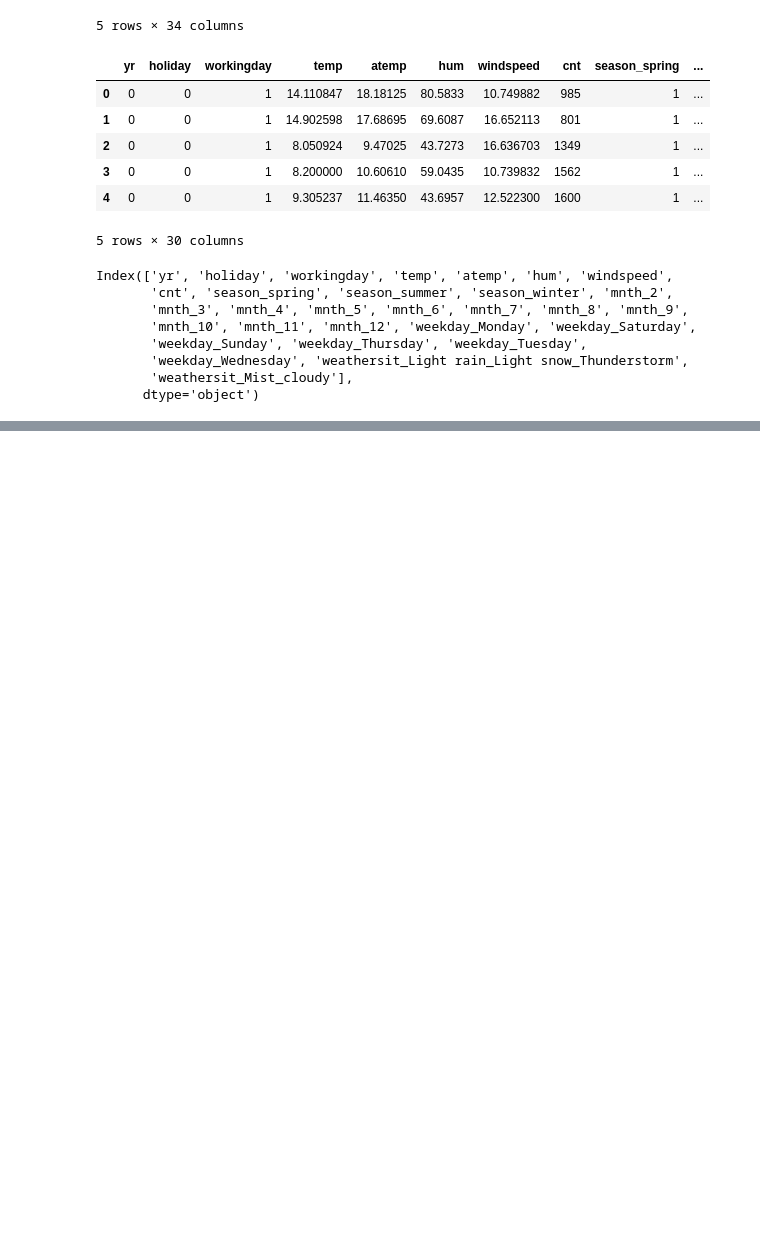
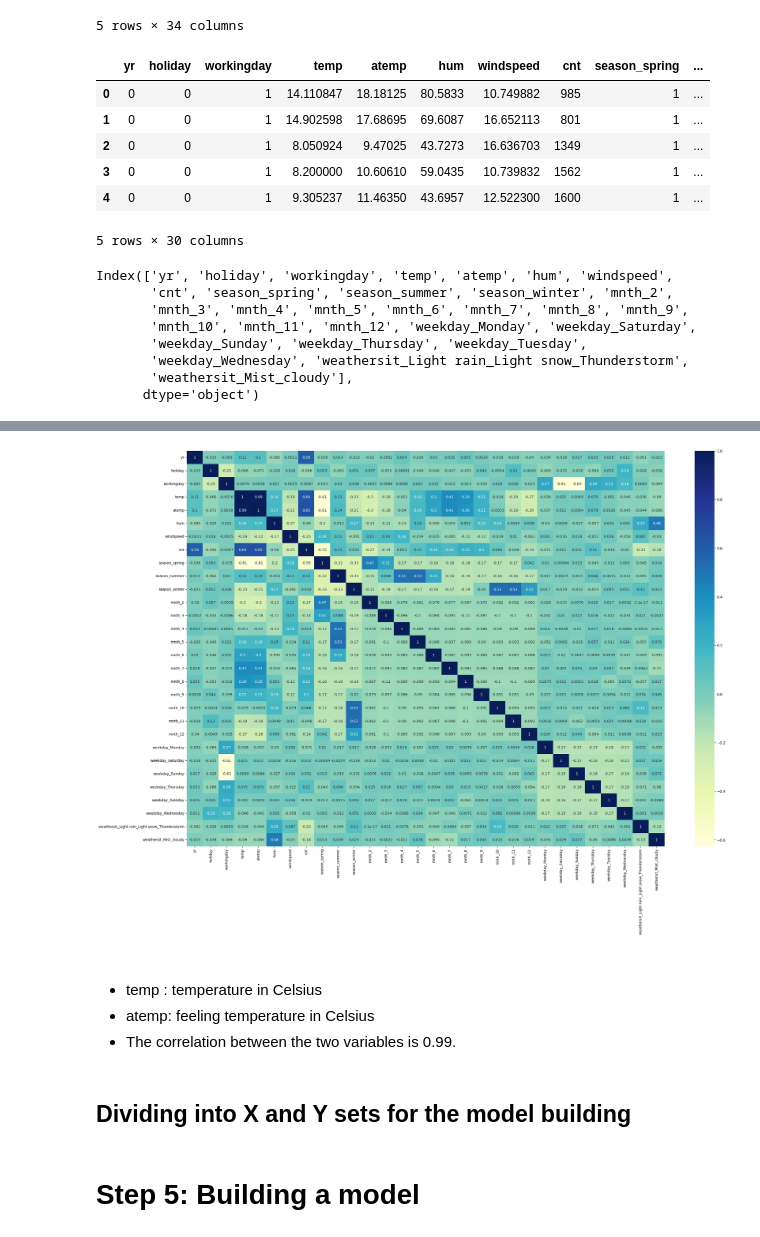
Before and after one commit to DhruvDA/Bike_assignment_lm, a Jupyter notebook: Assignment.ipynb, the cells around one changed output, grey strips where cells are left out. Cells and saved outputs as stored; diff of their text form; code cells hidden in the pictures; blank space fills up the shorter version.

Commit message:
building model step completed

```diff
--- a/Assignment.ipynb
+++ b/Assignment.ipynb
@@ -278,0 +281,6 @@ Index(['yr', 'holiday', 'workingday', 'temp', 'atemp', 'hum', 'windspeed',
+# %%
+from sklearn.model_selection import train_test_split
+
+# We specify this so that the train and test data set always have the same rows, respectively
+np.random.seed(0)
+df_train, df_test = train_test_split(day_df, train_size = 0.7, test_size = 0.3, random_state = 100)
@@ -278,0 +291,7 @@ Index(['yr', 'holiday', 'workingday', 'temp', 'atemp', 'hum', 'windspeed',
+# %%
+scaler = MinMaxScaler()
+# %%
+# Apply scaler() to all the columns except the 'yes-no' and 'dummy' variables
+num_vars = [ 'atemp', 'hum', 'windspeed', 'cnt']
+
+df_train[num_vars] = scaler.fit_transform(df_train[num_vars])
@@ -278,0 +321,15 @@ Index(['yr', 'holiday', 'workingday', 'temp', 'atemp', 'hum', 'windspeed',
+# %%
+# Let's check the correlation coefficients to see which variables are highly correlated
+
+plt.figure(figsize = (30, 20))
+sns.heatmap(df_train.corr(), annot = True, cmap="YlGnBu")
+plt.show()
+# %% [output]
+[figure, added]
+# %% [markdown]
+######
+- temp : temperature in Celsius
+- atemp: feeling temperature in Celsius
+- The correlation between the two variables is 0.99.
+# %% [markdown]
+## Dividing into X and Y sets for the model building
@@ -278,0 +339,2 @@ Index(['yr', 'holiday', 'workingday', 'temp', 'atemp', 'hum', 'windspeed',
+# %% [markdown]
+# Step 5: Building a model
```
Also changed, not shown: parts of 30 cells of this notebook.
